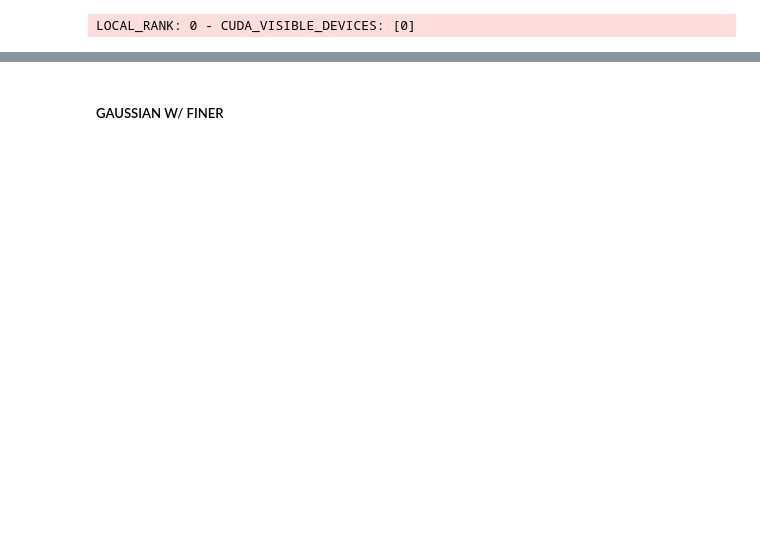
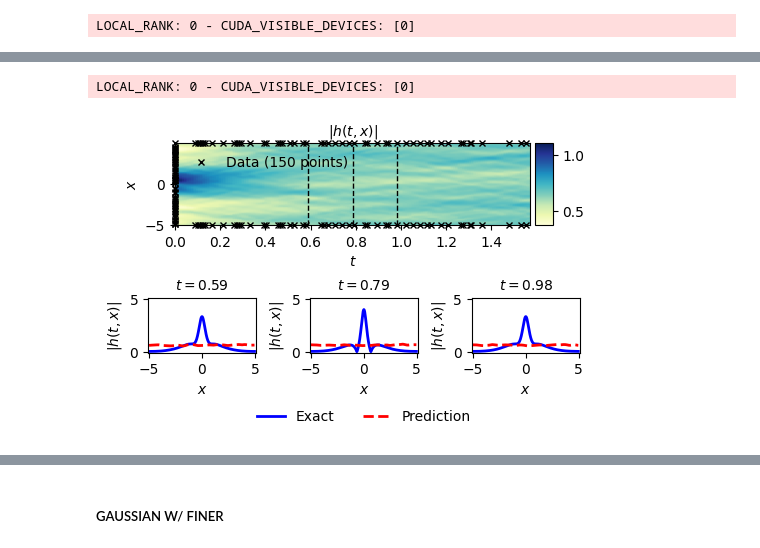
Before and after one commit to mickyals/pinns-torch, a Jupyter notebook: tutorials/PINNs_T1_Activations.ipynb, the cells around one changed output, grey strips where cells are left out. Saved outputs shown, nothing was run; the diff lists cells and outputs as text; code cells hidden in the pictures; blank space fills up the shorter version.

Commit message:
first setps of activation tutorial

```diff
--- a/tutorials/PINNs_T1_Activations.ipynb
+++ b/tutorials/PINNs_T1_Activations.ipynb
@@ -513,0 +516,23 @@ pinnstorch.utils.plot_schrodinger(mesh=mesh,
+# %%
+net_finer = pinnstorch.models.FCN(layers=layers,
+                            output_names=['u', 'v'],
+                            lb=mesh.lb,
+                            ub=mesh.ub,
+                            activation="FINER",  # use registry
+                            activation_kwargs={'omega':5},  # extra params
+                            initializer="FINER",  # use registry
+                            initializer_kwargs={'omega':5, 'k':1},  # extra params
+                            layer_type='BASE',
+                            layer_kwargs={}
+                            )
+# %%
+model = pinnstorch.models.PINNModule(net = net_finer,
+                                     pde_fn = pde_fn,
+                                     output_fn = output_fn,
+                                     loss_fn = 'mse')
+# %%
+trainer = pl.Trainer(accelerator='gpu', devices=1, max_epochs = num_epochs)
+start_time = time.time()
+
+trainer.fit(model=model, datamodule=datamodule)
+end_time = time.time()
@@ -514,2 +577,15 @@ pinnstorch.utils.plot_schrodinger(mesh=mesh,
+# %%
+preds_list = trainer.predict(model=model, datamodule=datamodule)
+preds_dict = pinnstorch.utils.fix_predictions(preds_list)
+# %% [output]
+LOCAL_RANK: 0 - CUDA_VISIBLE_DEVICES: [0]
+# %%
+pinnstorch.utils.plot_schrodinger(mesh=mesh,
+                                  preds=preds_dict,
+                                  train_datasets=train_datasets,
+                                  val_dataset=val_dataset,
+                                  file_name='4_finer')
+# %% [output]
+[figure, added]
 # %% [markdown]
 ##### GAUSSIAN
```
Also changed, not shown: parts of 16 cells of this notebook, 12 other files.
